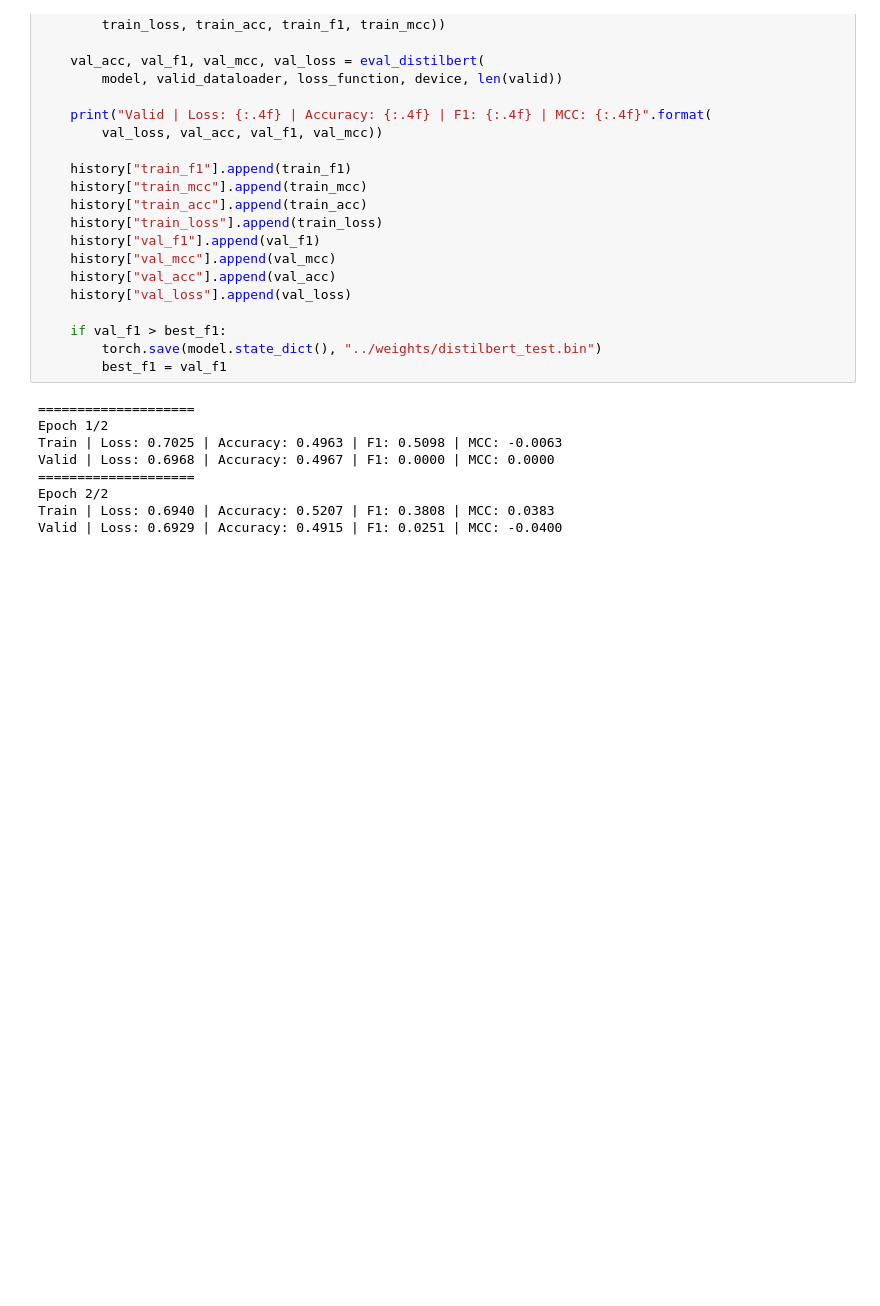
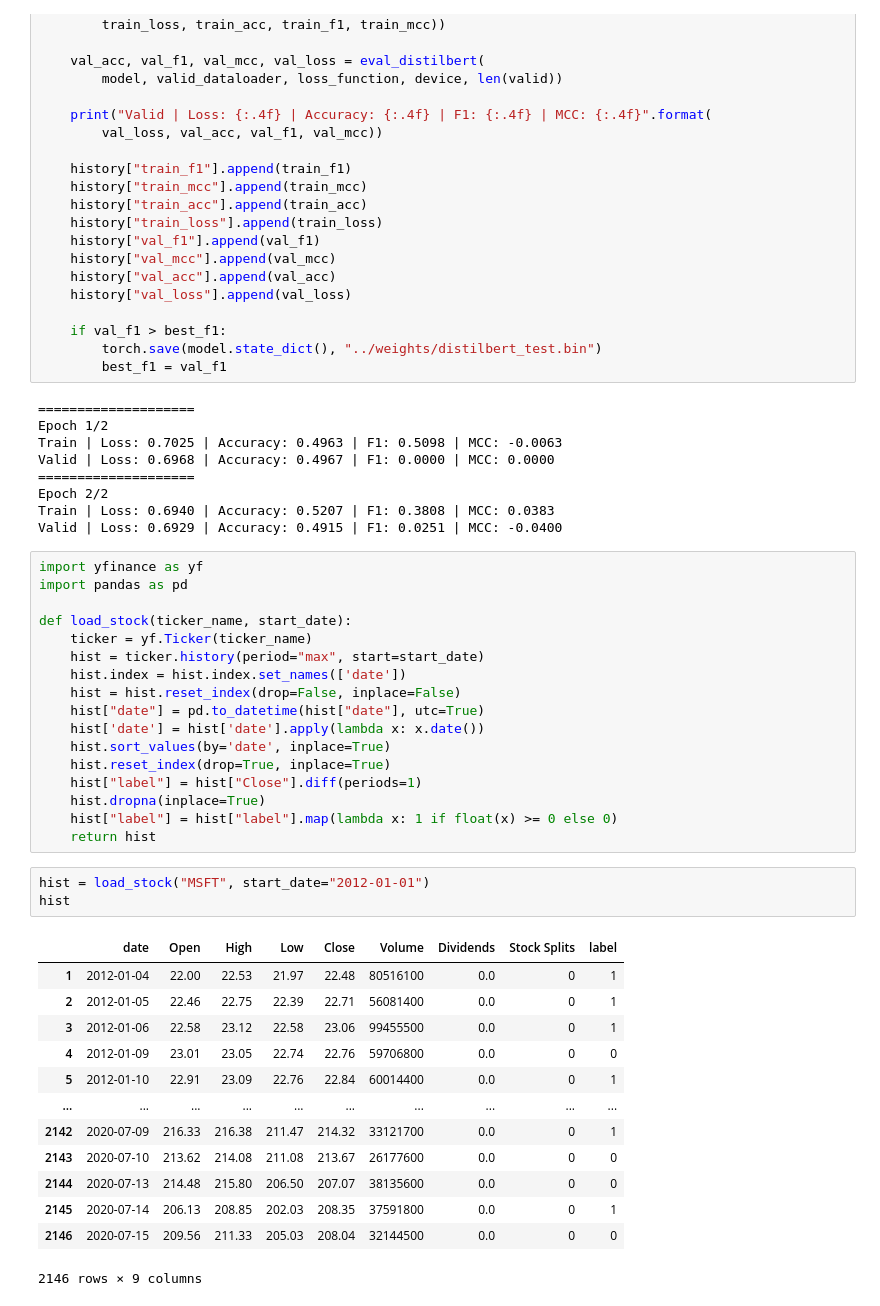
Before and after one commit to henry32144/intelligent-asset-allocation, a Jupyter notebook: model/distilbert test.ipynb, the cells around one changed output. Drawn from its saved outputs; the diff is of its cells as text; blank space fills up the shorter version.

```diff
--- a/model/distilbert test.ipynb
+++ b/model/distilbert test.ipynb
@@ -341,4 +341,38 @@ Valid | Loss: 0.6968 | Accuracy: 0.4967 | F1: 0.0000 | MCC: 0.0000
 Epoch 2/2
 Train | Loss: 0.6940 | Accuracy: 0.5207 | F1: 0.3808 | MCC: 0.0383
 Valid | Loss: 0.6929 | Accuracy: 0.4915 | F1: 0.0251 | MCC: -0.0400
+# %%
+import yfinance as yf
+import pandas as pd
+
+def load_stock(ticker_name, start_date):
+    ticker = yf.Ticker(ticker_name)
+    hist = ticker.history(period="max", start=start_date)
+    hist.index = hist.index.set_names(['date'])
+    hist = hist.reset_index(drop=False, inplace=False)
+    hist["date"] = pd.to_datetime(hist["date"], utc=True)
+    hist['date'] = hist['date'].apply(lambda x: x.date())
+    hist.sort_values(by='date', inplace=True)
+    hist.reset_index(drop=True, inplace=True)
+    hist["label"] = hist["Close"].diff(periods=1)
+    hist.dropna(inplace=True)
+    hist["label"] = hist["label"].map(lambda x: 1 if float(x) >= 0 else 0)
+    return hist
+# %%
+hist = load_stock("MSFT", start_date="2012-01-01")
+hist
+# %% [output]
+|  | date | Open | High | Low | Close | Volume | Dividends | Stock Splits | label |
+| 1 | 2012-01-04 | 22.00 | 22.53 | 21.97 | 22.48 | 80516100 | 0.0 | 0 | 1 |
+| 2 | 2012-01-05 | 22.46 | 22.75 | 22.39 | 22.71 | 56081400 | 0.0 | 0 | 1 |
+| 3 | 2012-01-06 | 22.58 | 23.12 | 22.58 | 23.06 | 99455500 | 0.0 | 0 | 1 |
+| 4 | 2012-01-09 | 23.01 | 23.05 | 22.74 | 22.76 | 59706800 | 0.0 | 0 | 0 |
+| 5 | 2012-01-10 | 22.91 | 23.09 | 22.76 | 22.84 | 60014400 | 0.0 | 0 | 1 |
+| ... | ... | ... | ... | ... | ... | ... | ... | ... | ... |
+| 2142 | 2020-07-09 | 216.33 | 216.38 | 211.47 | 214.32 | 33121700 | 0.0 | 0 | 1 |
+| 2143 | 2020-07-10 | 213.62 | 214.08 | 211.08 | 213.67 | 26177600 | 0.0 | 0 | 0 |
+| 2144 | 2020-07-13 | 214.48 | 215.80 | 206.50 | 207.07 | 38135600 | 0.0 | 0 | 0 |
+| 2145 | 2020-07-14 | 206.13 | 208.85 | 202.03 | 208.35 | 37591800 | 0.0 | 0 | 1 |
+| 2146 | 2020-07-15 | 209.56 | 211.33 | 205.03 | 208.04 | 32144500 | 0.0 | 0 | 0 |
+2146 rows × 9 columns
 # %%
```
Also changed, not shown: parts of 1 cell of this notebook, 2 other files.
